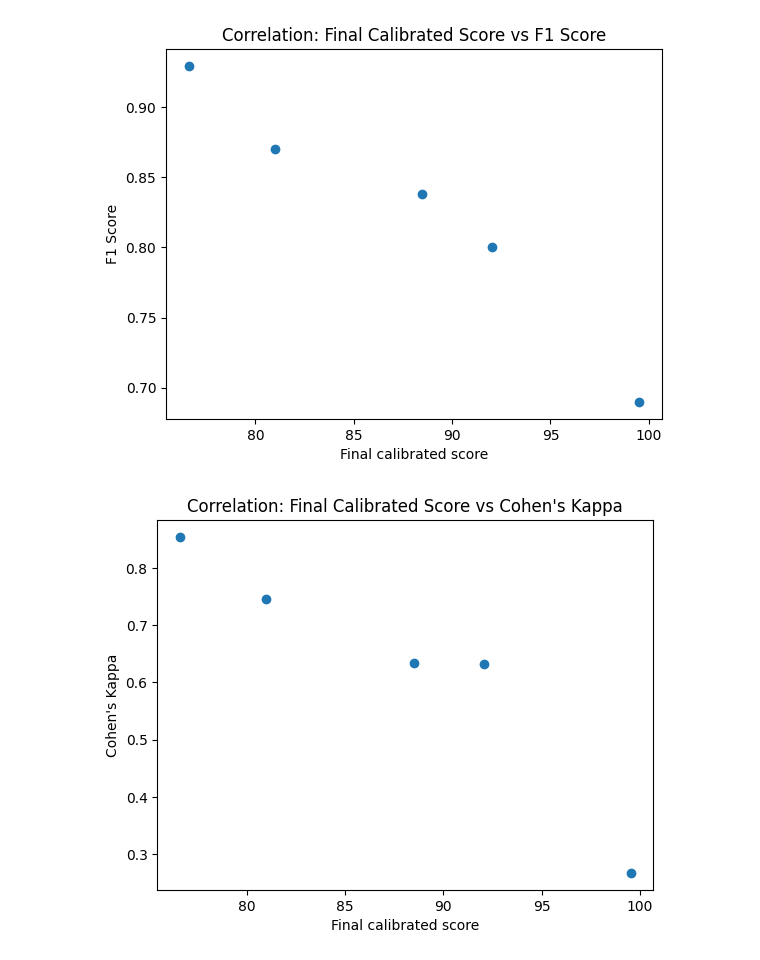
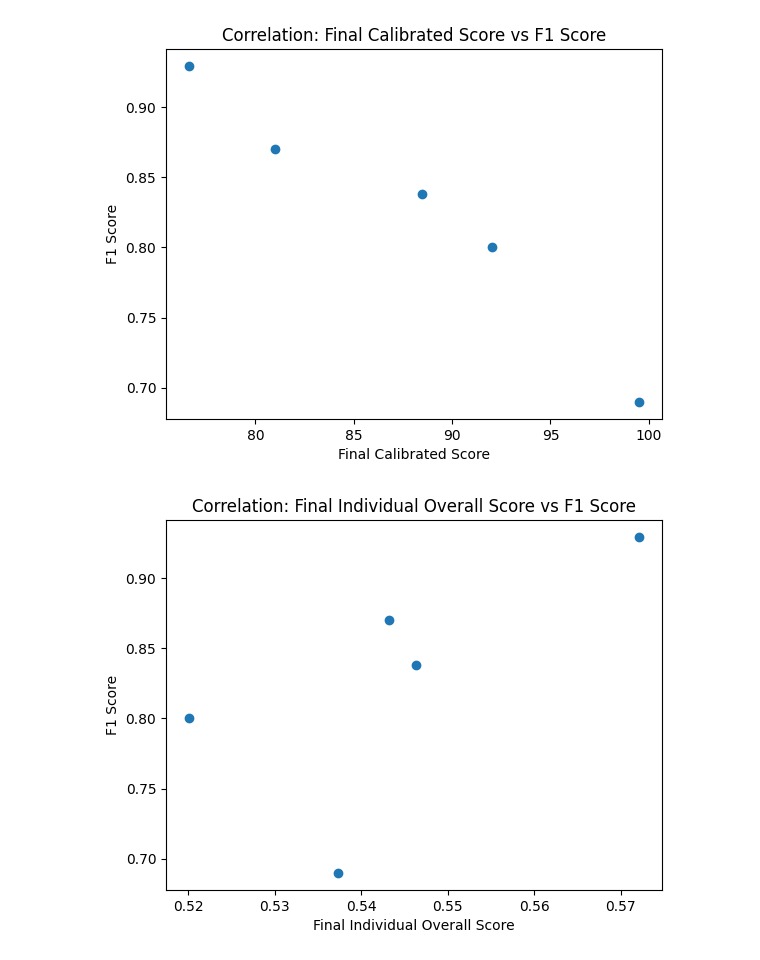
Before and after one commit to isabel-ronan/localSyntheticData, a Jupyter notebook: comparing_all.ipynb, the cells around one changed output. Cells and saved outputs as stored; diff of their text form; code cells hidden in the pictures.

Commit message:
add-individual-metrics-to-correlation-scores

```diff
--- a/comparing_all.ipynb
+++ b/comparing_all.ipynb
@@ -12,3 +12,13 @@ human_results_localraw = pd.DataFrame({
     "F1 Score": [0.8378, 0.6898] ,
     "Cohen's Kappa": [0.6331, 0.2674]
 })
+# %%
+# make individual metric datasets
+individual_metrics_kwtest = pd.read_csv('./keyWordLdaMataveTest/outputScores/dataset_summary.csv')
+individual_metrics_localraw = pd.read_csv('./rawLocalImplementation/outputScores/dataset_summary.csv')
+all_individual_metrics = pd.concat([individual_metrics_kwtest, individual_metrics_localraw])
+
+all_individual_metrics['model'] = [name.replace('fakeOnlineGPT3', 'gpt3Notes').replace('fakeOnlineGPT4', 'gpt4Notes') for name in all_individual_metrics['generation_type']]
+all_individual_metrics['individual_metric_overall'] = all_individual_metrics['overall_score']
+all_individual_metrics.drop(columns=['generation_type', 'overall_score'], inplace=True)
+all_individual_metrics = all_individual_metrics[all_individual_metrics['model'] != 'fakeLocal']
@@ -51,4 +70,4 @@ calibrated["final_score"] = (
 # %%
 merged = all_human_comparisons.merge(calibrated, on="model", how="inner")
 # %%
-merged
+merged = merged.merge(all_individual_metrics, on='model', how="inner")
@@ -62,7 +83,7 @@ merged
 # %%
 all_results_for_df = []
 for comparison in ["F1 Score", "Cohen's Kappa"]:
-    for metric in ["CHI", "ZIPF", "CLASSIFIER", "IRPR", "FID", "PR", "DC", "MAUVE", "TRADITIONAL", "ZERO", "final_score"]:
+    for metric in ["CHI", "ZIPF", "CLASSIFIER", "IRPR", "FID", "PR", "DC", "MAUVE", "TRADITIONAL", "ZERO", "final_score", "individual_metric_overall"]:
         # Pearson is standardized and works best for linear relationships.
         p_corr, pp_value = pearsonr(
             merged[metric],
@@ -76,32 +97,42 @@ for comparison in ["F1 Score", "Cohen's Kappa"]:
         )
 
         # Kendall's Tau as there is a very small sample size.
         tau, kp_value = kendalltau(
             merged[metric],
             merged[comparison]
         )
 
 
         all_results_for_df.append({
         'metric': metric,
         'comparison': comparison,
         'pearson': p_corr,
         'pearson p-value': pp_value,
         'spearman': s_corr,
         'spearman p-value': sp_value,
         'kendall': tau,
         'kendall p-value': kp_value,
         })
 
     plt.scatter(
     merged["final_score"],
     merged[comparison]
     )
 
-    plt.xlabel("Final calibrated score")
+    plt.xlabel("Final Calibrated Score")
     plt.ylabel(comparison)
     plt.title(f"Correlation: Final Calibrated Score vs {comparison}")
     plt.show()
+
+    plt.scatter(
+    merged["individual_metric_overall"],
+    merged[comparison]
+    )
+
+    plt.xlabel("Final Individual Overall Score")
+    plt.ylabel(comparison)
+    plt.title(f"Correlation: Final Individual Overall Score vs {comparison}")
+    plt.show()
 # %% [output]
 [figure]
-[figure, old version]
+[figure, new version]
```
Also changed, not shown: parts of 5 cells of this notebook, 3 other files.
